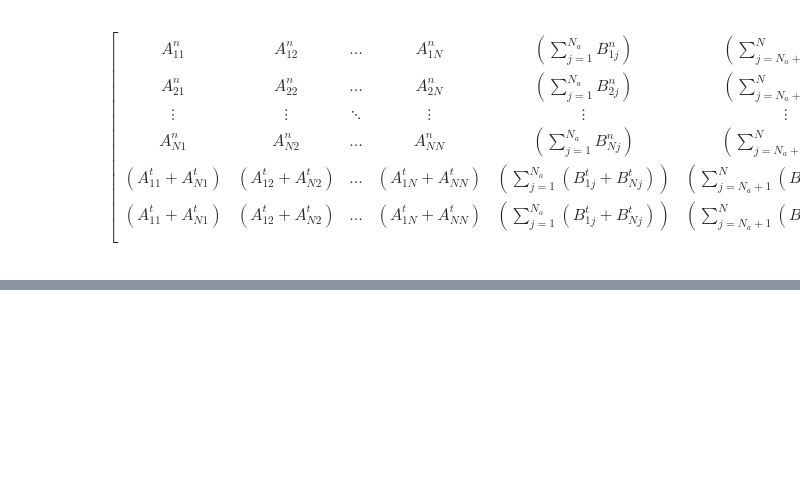
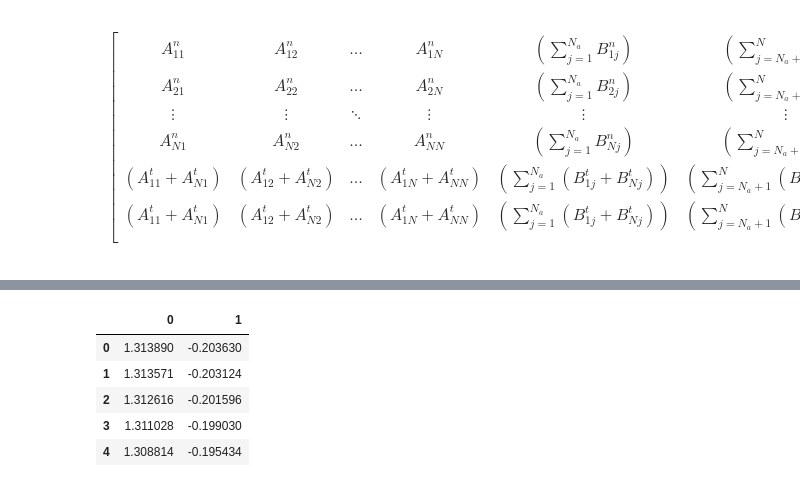
Before and after one commit to mathieucadei/AeroPython, a Jupyter notebook: lessons/assignments/11_Lesson11_Assignment.ipynb, the cells around one changed output, grey strips where cells are left out. Cells and saved outputs as stored; diff of their text form; code cells hidden in the pictures; blank space fills up the shorter version.

```diff
--- a/lessons/assignments/11_Lesson11_Assignment.ipynb
+++ b/lessons/assignments/11_Lesson11_Assignment.ipynb
@@ -127,0 +150,9 @@ $$
+# %%
+flapfoil.head()
+# %% [output]
+|  | 0 | 1 |
+| 0 | 1.313890 | -0.203630 |
+| 1 | 1.313571 | -0.203124 |
+| 2 | 1.312616 | -0.201596 |
+| 3 | 1.311028 | -0.199030 |
+| 4 | 1.308814 | -0.195434 |
```
Also changed, not shown: parts of 11 cells of this notebook, 1 other file.
